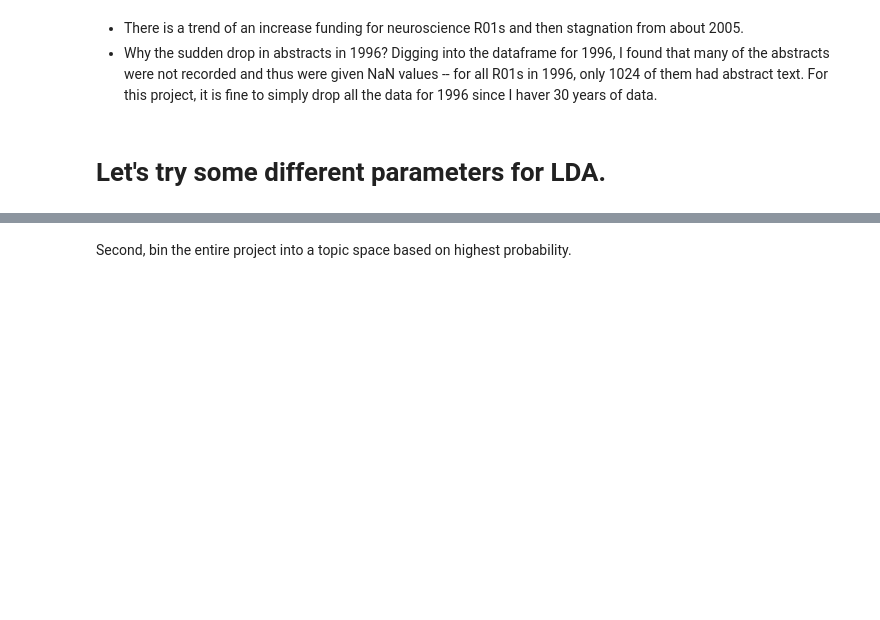
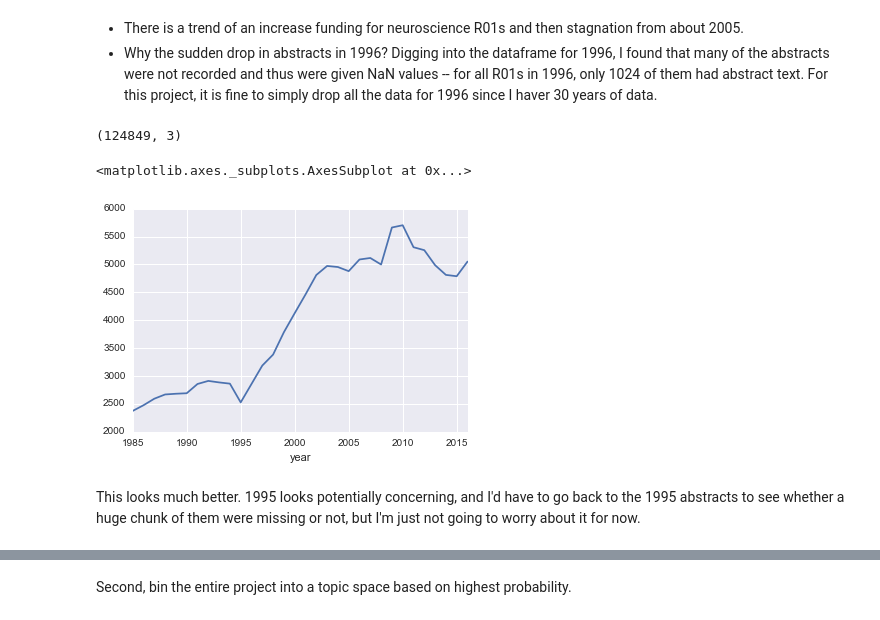
Before and after one commit to zcandiceyip/nih_grants, a Jupyter notebook: LDA.ipynb, the cells around one changed output, grey strips where cells are left out. Cells and saved outputs as stored; diff of their text form; code cells hidden in the pictures; blank space fills up the shorter version.

```diff
--- a/LDA.ipynb
+++ b/LDA.ipynb
@@ -50,5 +53,14 @@ df.groupby('year')['wordlist'].count().plot()
 # %%
 # drop 1996 from df
 df = df[df.year != 1996]
-# %% [markdown]
-# Let's try some different parameters for LDA.
+# %%
+df.shape
+# %% [output]
+(124849, 3)
+# %%
+df.groupby('year')['wordlist'].count().plot()
+# %% [output]
+<matplotlib.axes._subplots.AxesSubplot at 0x...>
+[figure, added]
+# %% [markdown]
+This looks much better. 1995 looks potentially concerning, and I'd have to go back to the 1995 abstracts to see whether a huge chunk of them were missing or not, but I'm just not going to worry about it for now.
```
Also changed, not shown: parts of 49 cells of this notebook, 8 other files.
